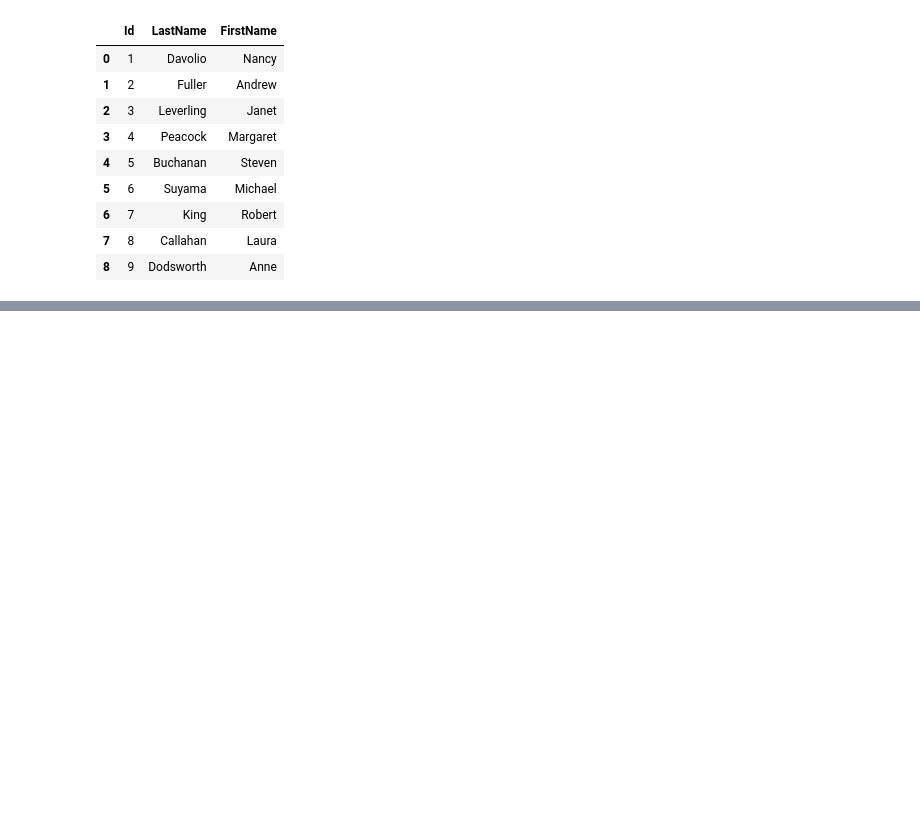
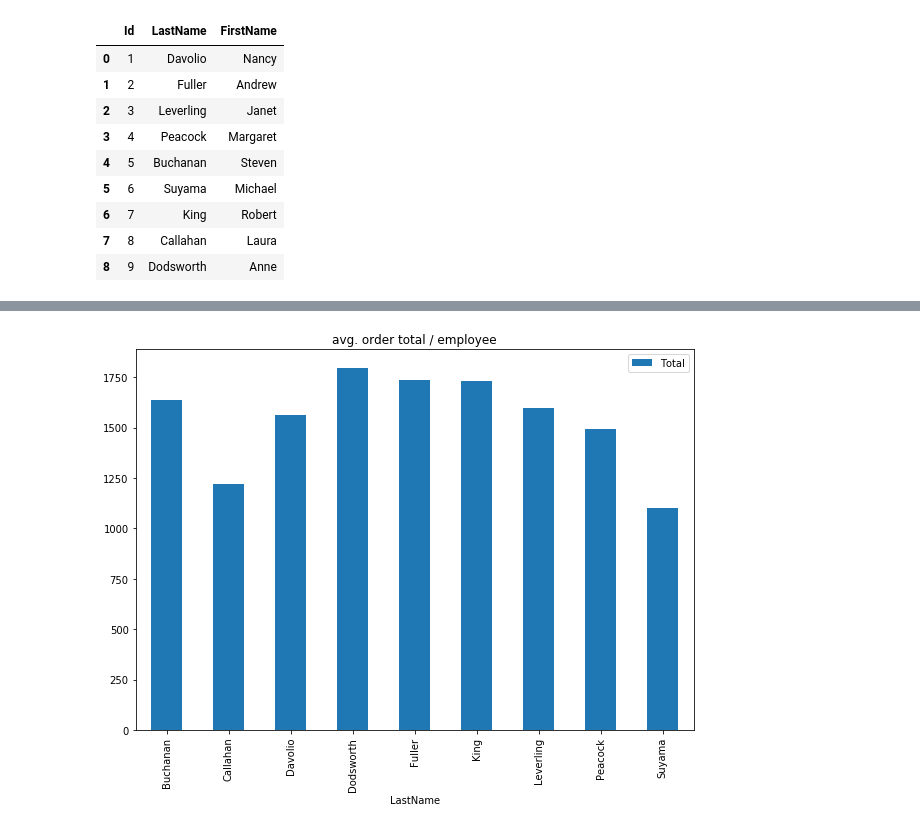
Before and after one commit to bartomolina/dsmod3project, a Jupyter notebook: student.ipynb, the cells around one changed output, grey strips where cells are left out. Drawn from its saved outputs; the diff is of its cells as text; code cells hidden in the pictures; blank space fills up the shorter version.

```diff
--- a/student.ipynb
+++ b/student.ipynb
@@ -385,0 +356,8 @@ for discount in (5, 10, 15, 20, 25):
+# %%
+df_employee_orders = pd.read_sql_query("""SELECT OrderID, SUM(Quantity) AS Items, SUM(Quantity * UnitPrice * (1 - Discount)) AS Total, LastName
+                                   FROM OrderDetail
+                                   JOIN [Order] ON OrderDetail.OrderID = [Order].ID
+                                   JOIN Employee ON [Order].EmployeeID = Employee.ID
+                                   GROUP BY OrderID""", conn)
+
+df_employee_orders.head(20)
@@ -385,0 +407,6 @@ for discount in (5, 10, 15, 20, 25):
+# %%
+df_employee_orders = df_employee_orders.pivot_table(index='LastName', values='Total', aggfunc='mean')
+df_employee_orders
+df_employee_orders.plot.bar(figsize=(10,7), title='avg. order total / employee');
+# %% [output]
+[figure, added]
```
Also changed, not shown: parts of 19 cells of this notebook.
